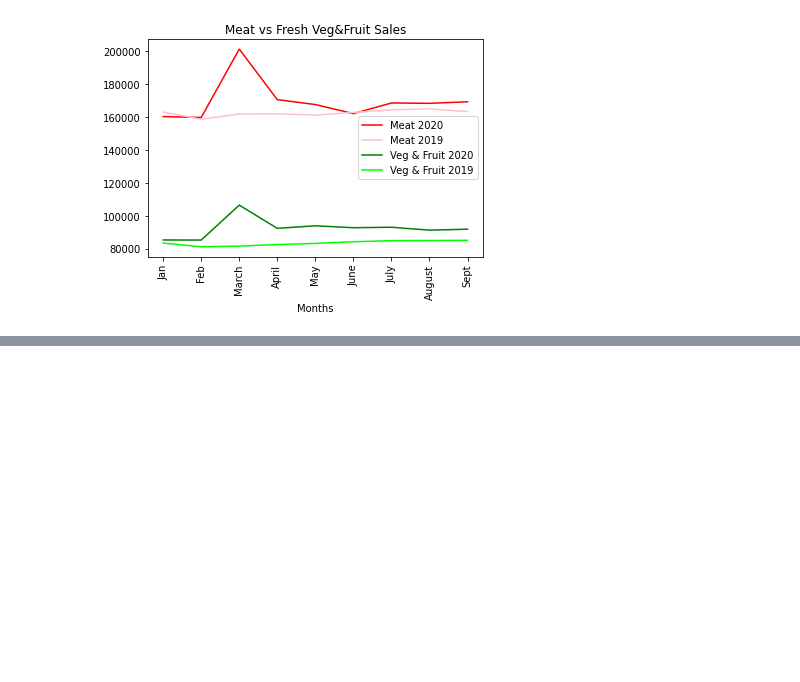
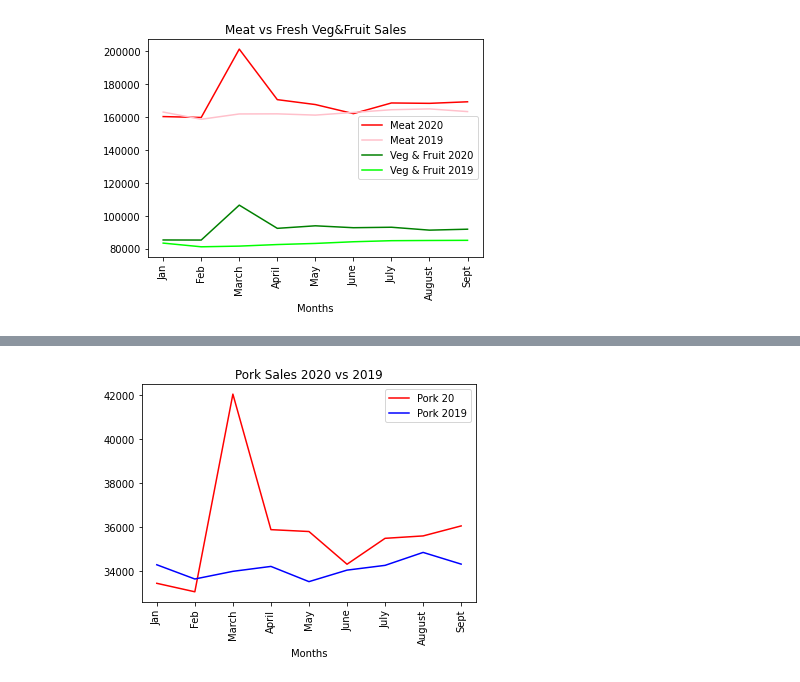
Before and after one commit to staceywai/bootcamp-project, a Jupyter notebook: Meat&VegSales.ipynb, the cells around one changed output, grey strips where cells are left out. Saved outputs shown, nothing was run; the diff lists cells and outputs as text; code cells hidden in the pictures; blank space fills up the shorter version.

```diff
--- a/Meat&VegSales.ipynb
+++ b/Meat&VegSales.ipynb
@@ -90,0 +243,15 @@ plt.show()
+# %%
+pork20, = plt.plot(months, meat_df.loc['Pork',["2020M01","2020M02","2020M03","2020M04","2020M05","2020M06","2020M07","2020M08","2020M09"]],
+                        color="red", label="Pork 20")
+
+pork19, = plt.plot(months, meat_df.loc['Pork',["2019M01","2019M02","2019M03","2019M04","2019M05","2019M06","2019M07","2019M08","2019M09"]],
+                        color="blue", label="Pork 2019")
+
+# Create a legend for our chart
+plt.legend(handles=[pork20,pork19], loc="best")
+plt.title("Pork Sales 2020 vs 2019")
+plt.xlabel("Months")
+plt.xticks(rotation="vertical")
+plt.show()
+# %% [output]
+[figure, added]
```
Also changed, not shown: parts of 15 cells of this notebook, 1 other file.
